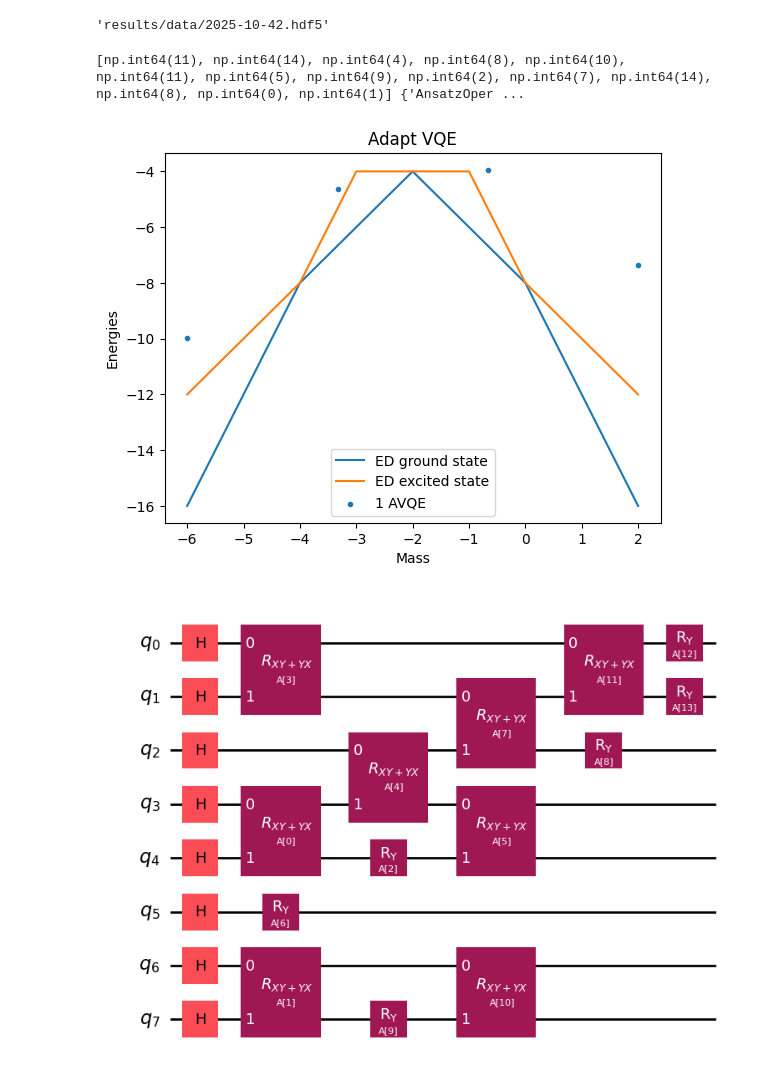
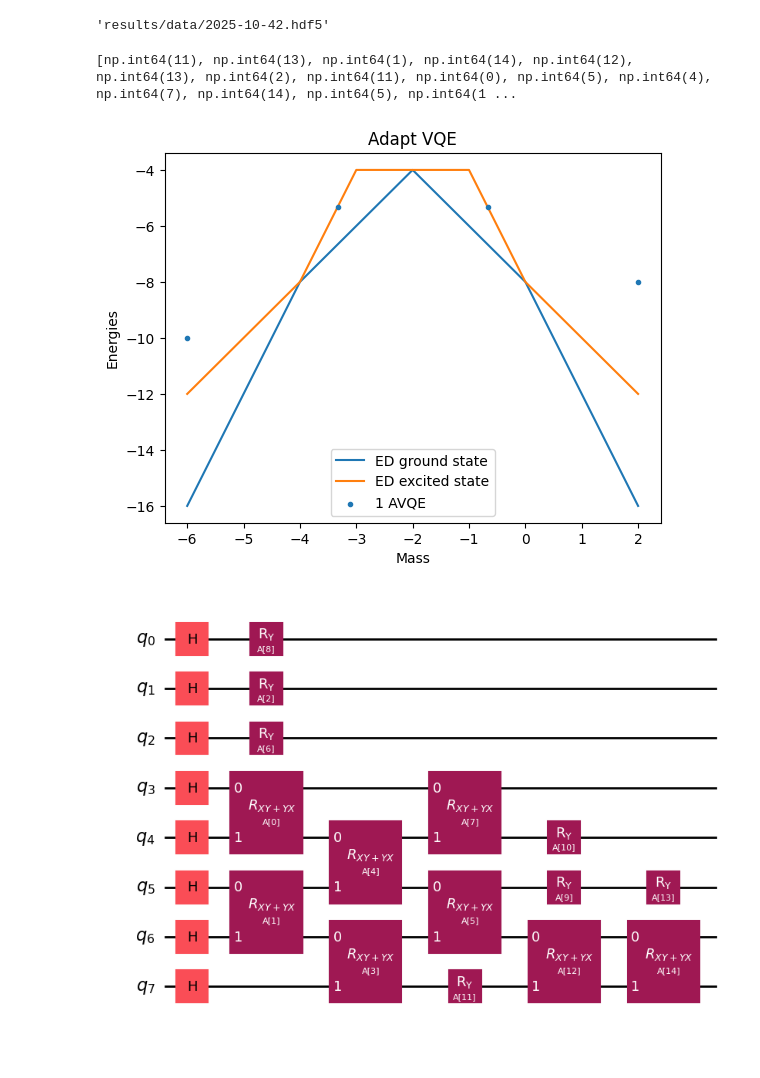
Before and after one commit to NicoDic98/QC-MasterThesis, a Jupyter notebook: plots.ipynb, the cells around one changed output. Drawn from its saved outputs; the diff is of its cells as text; code cells hidden in the pictures; blank space fills up the shorter version.

```diff
--- a/plots.ipynb
+++ b/plots.ipynb
@@ -227,24 +228,24 @@ h5_file
 'results/data/2025-10-42.hdf5'
 # %%
 with h5py.File(h5_file, "r") as f:
-    avqe_1_loader = ResultLoader(f["2025-10-20_12-08-41-42"])
+    avqe_1_loader = ResultLoader(f["2025-10-20_13-02-59-23703633"])
     avqe_1_energy, avqe_1_mass = avqe_1_loader.get_energy_mass({})
-    circuit = avqe_1_loader.get_circuit({HamiltonianParameters.Mass: 3})
+    circuit = avqe_1_loader.get_circuit({HamiltonianParameters.Mass: 0})
 with h5py.File(f"{data_folder}{"2025-09-35"}.hdf5", "r") as f:
     ed_loader = ResultLoader(f["2025-09-03_22-35-17"])
     ed_energy, ed_mass = ed_loader.get_energy_mass({})
 fig, ax = plt.subplots()
 ax.plot(ed_mass, ed_energy[:, 0], label="ED ground state", zorder=-1)
 ax.plot(ed_mass, ed_energy[:, 1], label="ED excited state", zorder=-1)
 ax.scatter(avqe_1_mass, avqe_1_energy, label="1 AVQE", marker='.')
 ax.set(xlabel='Mass', ylabel='Energies')
 ax.set_title("Adapt VQE")
 ax.legend()
 plt.show()
 # %% [output]
-[np.int64(11), np.int64(14), np.int64(4), np.int64(8), np.int64(10), np.int64(11), np.int64(5), np.int64(9), np.int64(2), np.int64(7), np.int64(14), np.int64(8), np.int64(0), np.int64(1)] {'AnsatzOper ...
+[np.int64(11), np.int64(13), np.int64(1), np.int64(14), np.int64(12), np.int64(13), np.int64(2), np.int64(11), np.int64(0), np.int64(5), np.int64(4), np.int64(7), np.int64(14), np.int64(5), np.int64(1 ...
-[figure, old version]
+[figure, new version]
 # %%
 circuit.draw("mpl")
 # %% [output]
-[figure, old version]
+[figure, new version]
```
Also changed, not shown: parts of 1 cell of this notebook, 5 other files.
